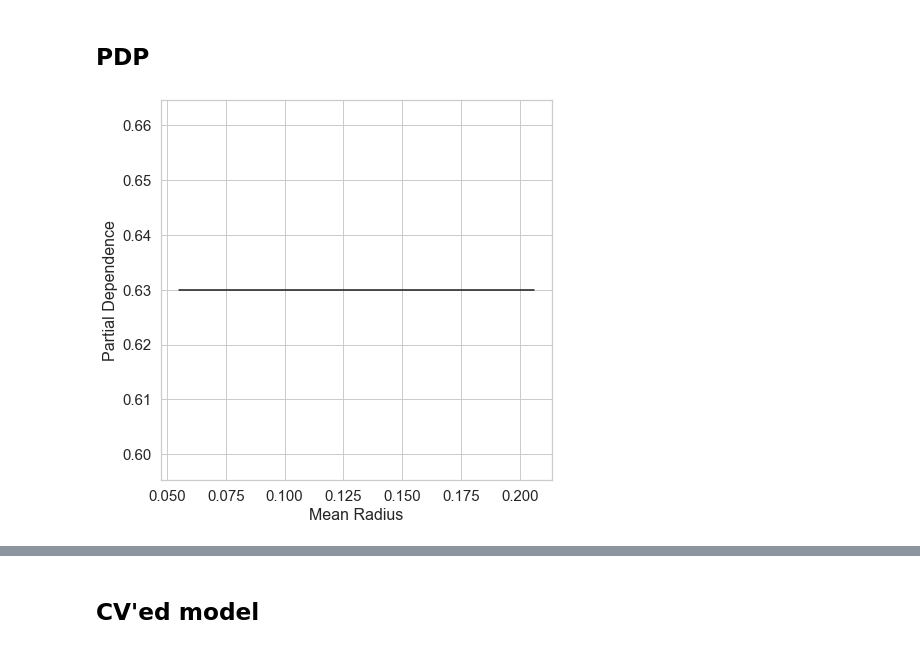
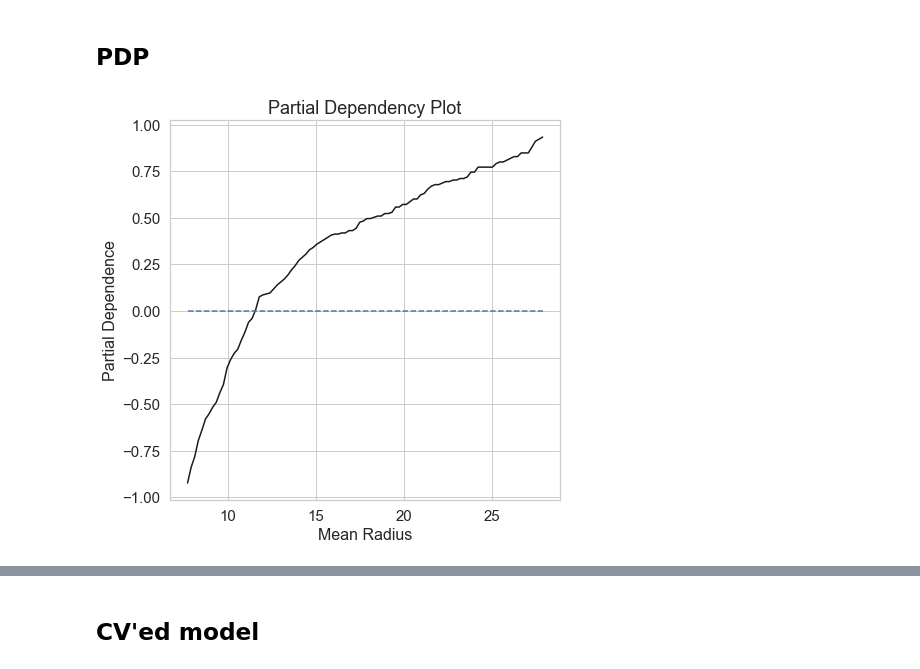
Before and after one commit to scottclay/MLLytics, a Jupyter notebook: examples/binary_classification_example.ipynb, the cells around one changed output, grey strips where cells are left out. Saved outputs shown, nothing was run; the diff lists cells and outputs as text; code cells hidden in the pictures.

Commit message:
Add pdp plots

```diff
--- a/examples/binary_classification_example.ipynb
+++ b/examples/binary_classification_example.ipynb
@@ -205,19 +177,0 @@ def pdp(df, feature, model, type='continuous'):
-# %%
-def plot_pdp(feature, va, li):
-
-    sns.set_style("whitegrid")
-
-    fig = plt.figure(figsize=(7,7))
-
-    plt.plot(va,li,c='k', zorder=1, linestyle='-' )
-    plt.ylabel("Partial Dependence", fontsize=16)
-    plt.xlabel(feature, fontsize=16)
-
-    props = dict(boxstyle='round', facecolor='white', edgecolor='black', alpha=0.9)
-
-
-    plt.gca().tick_params(axis='both', which='major', labelsize=15)
-    plt.gca().tick_params(axis='both', which='minor', labelsize=15)
-
-    #plt.title(feature, fontsize=18)
-    plt.show()
@@ -224,4 +180,5 @@ def plot_pdp(feature, va, li):
 # %%
-fig = plot_pdp('Mean Radius', va, li)
+va, li = make_pdp(X_train, 'mean radius', lr, type='classification')
+plot_pdp('Mean Radius', va, li,type='classification')
 # %% [output]
-[figure, old version]
+[figure, new version]
```
Also changed, not shown: parts of 13 cells of this notebook, 2 other files.
